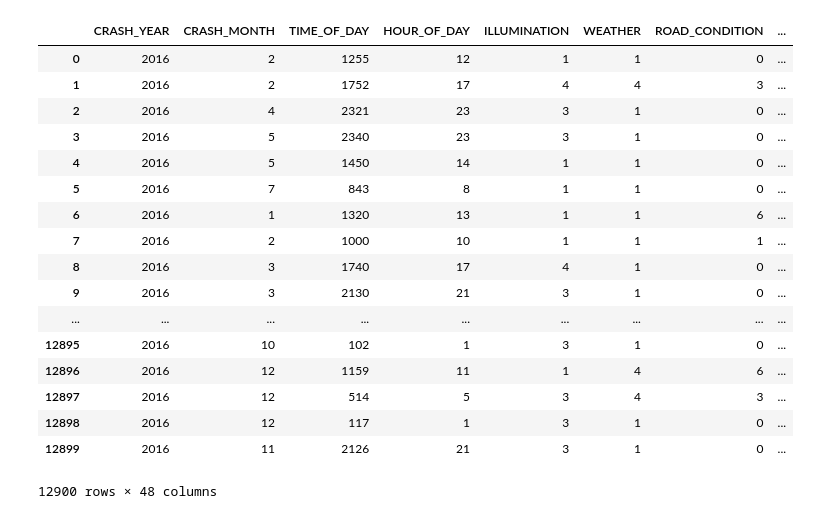
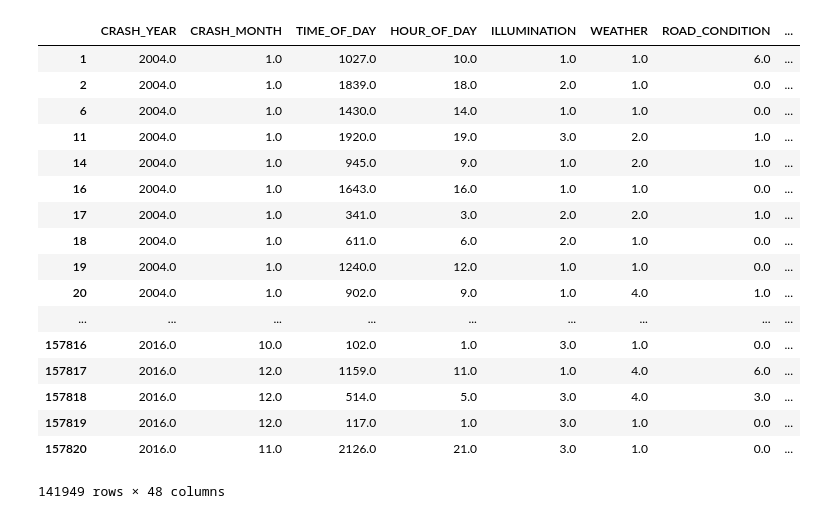
Before and after one commit to andythai/allegheny-crashes, a Jupyter notebook: FinalProject.ipynb, the cells around one changed output. Cells and saved outputs as stored; diff of their text form; code cells hidden in the pictures.

```diff
--- a/FinalProject.ipynb
+++ b/FinalProject.ipynb
@@ -5,5 +8,5 @@ import matplotlib as mpl
 # %%
-df_original = pd.read_csv("reordered2016crashes.csv")
+df_original = pd.read_csv("all-crashes2004-2016.csv")
 # %%
 df_original
 # %% [output]
@@ -58,23 +61,23 @@ categories_all = category_time + category_conditions + category_type + category_
 
 df_trimmed = df_original[categories_all]
 # %%
-df_trimmed
+df_trimmed.dropna()
 # %% [output]
 |  | CRASH_YEAR | CRASH_MONTH | TIME_OF_DAY | HOUR_OF_DAY | ILLUMINATION | WEATHER | ROAD_CONDITION | ... |
-| 0 | 2016 | 2 | 1255 | 12 | 1 | 1 | 0 | ... |
-| 1 | 2016 | 2 | 1752 | 17 | 4 | 4 | 3 | ... |
-| 2 | 2016 | 4 | 2321 | 23 | 3 | 1 | 0 | ... |
-| 3 | 2016 | 5 | 2340 | 23 | 3 | 1 | 0 | ... |
-| 4 | 2016 | 5 | 1450 | 14 | 1 | 1 | 0 | ... |
-| 5 | 2016 | 7 | 843 | 8 | 1 | 1 | 0 | ... |
-| 6 | 2016 | 1 | 1320 | 13 | 1 | 1 | 6 | ... |
-| 7 | 2016 | 2 | 1000 | 10 | 1 | 1 | 1 | ... |
-| 8 | 2016 | 3 | 1740 | 17 | 4 | 1 | 0 | ... |
-| 9 | 2016 | 3 | 2130 | 21 | 3 | 1 | 0 | ... |
+| 1 | 2004.0 | 1.0 | 1027.0 | 10.0 | 1.0 | 1.0 | 6.0 | ... |
+| 2 | 2004.0 | 1.0 | 1839.0 | 18.0 | 2.0 | 1.0 | 0.0 | ... |
+| 6 | 2004.0 | 1.0 | 1430.0 | 14.0 | 1.0 | 1.0 | 0.0 | ... |
+| 11 | 2004.0 | 1.0 | 1920.0 | 19.0 | 3.0 | 2.0 | 1.0 | ... |
+| 14 | 2004.0 | 1.0 | 945.0 | 9.0 | 1.0 | 2.0 | 1.0 | ... |
+| 16 | 2004.0 | 1.0 | 1643.0 | 16.0 | 1.0 | 1.0 | 0.0 | ... |
+| 17 | 2004.0 | 1.0 | 341.0 | 3.0 | 2.0 | 2.0 | 1.0 | ... |
+| 18 | 2004.0 | 1.0 | 611.0 | 6.0 | 2.0 | 1.0 | 0.0 | ... |
+| 19 | 2004.0 | 1.0 | 1240.0 | 12.0 | 1.0 | 1.0 | 0.0 | ... |
+| 20 | 2004.0 | 1.0 | 902.0 | 9.0 | 1.0 | 4.0 | 1.0 | ... |
 | ... | ... | ... | ... | ... | ... | ... | ... | ... |
-| 12895 | 2016 | 10 | 102 | 1 | 3 | 1 | 0 | ... |
-| 12896 | 2016 | 12 | 1159 | 11 | 1 | 4 | 6 | ... |
-| 12897 | 2016 | 12 | 514 | 5 | 3 | 4 | 3 | ... |
-| 12898 | 2016 | 12 | 117 | 1 | 3 | 1 | 0 | ... |
-| 12899 | 2016 | 11 | 2126 | 21 | 3 | 1 | 0 | ... |
+| 157816 | 2016.0 | 10.0 | 102.0 | 1.0 | 3.0 | 1.0 | 0.0 | ... |
+| 157817 | 2016.0 | 12.0 | 1159.0 | 11.0 | 1.0 | 4.0 | 6.0 | ... |
+| 157818 | 2016.0 | 12.0 | 514.0 | 5.0 | 3.0 | 4.0 | 3.0 | ... |
+| 157819 | 2016.0 | 12.0 | 117.0 | 1.0 | 3.0 | 1.0 | 0.0 | ... |
+| 157820 | 2016.0 | 11.0 | 2126.0 | 21.0 | 3.0 | 1.0 | 0.0 | ... |
-12900 rows × 48 columns
+141949 rows × 48 columns
```
Also changed, not shown: parts of 3 cells of this notebook.
